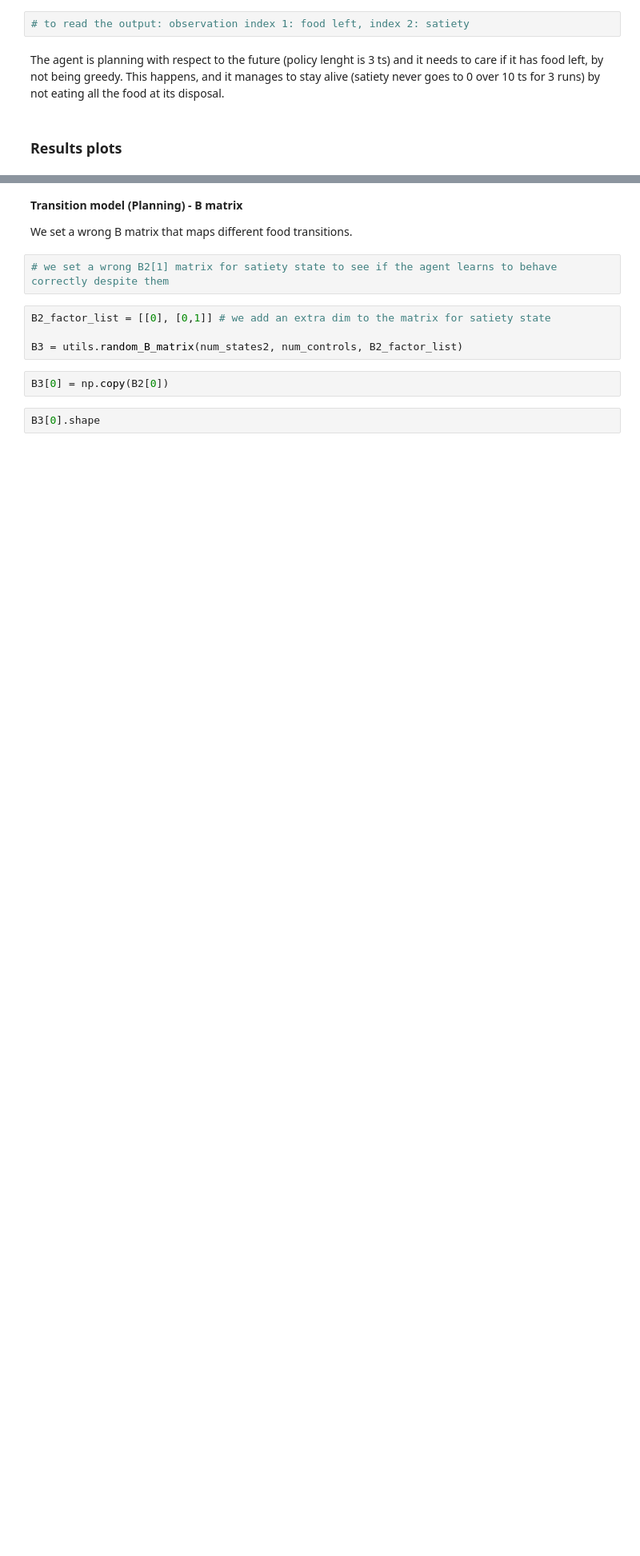
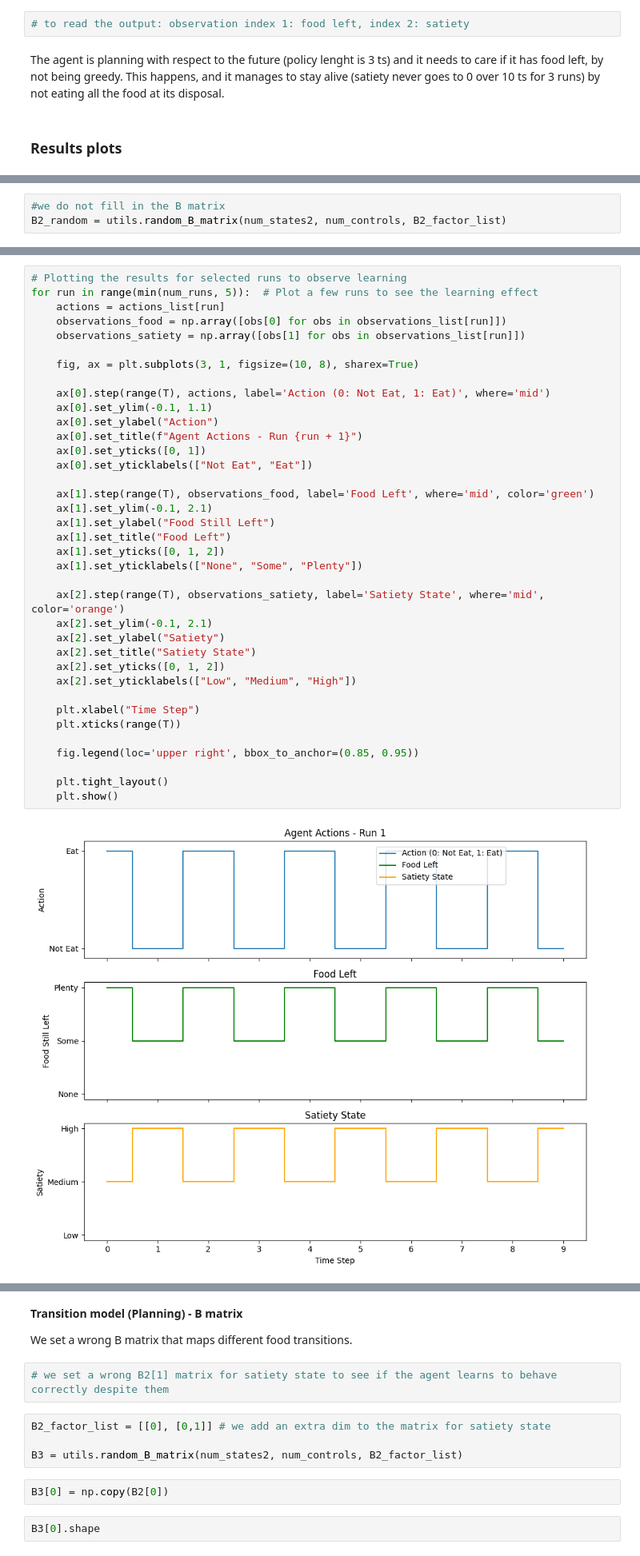
Before and after one commit to mahault/Multi-agent-sustainability, a Jupyter notebook: Sust_AIF.ipynb, the cells around one changed output, grey strips where cells are left out. Shown at 80% size. Saved outputs shown, nothing was run; the diff lists cells and outputs as text; blank space fills up the shorter version.

```diff
--- a/Sust_AIF.ipynb
+++ b/Sust_AIF.ipynb
@@ -2042,0 +2057,3 @@ plt.show()
+# %%
+#we do not fill in the B matrix
+B2_random = utils.random_B_matrix(num_states2, num_controls, B2_factor_list)
@@ -2042,0 +2204,39 @@ plt.show()
+# %%
+# Plotting the results for selected runs to observe learning
+for run in range(min(num_runs, 5)):  # Plot a few runs to see the learning effect
+    actions = actions_list[run]
+    observations_food = np.array([obs[0] for obs in observations_list[run]])
+    observations_satiety = np.array([obs[1] for obs in observations_list[run]])
+
+    fig, ax = plt.subplots(3, 1, figsize=(10, 8), sharex=True)
+
+    ax[0].step(range(T), actions, label='Action (0: Not Eat, 1: Eat)', where='mid')
+    ax[0].set_ylim(-0.1, 1.1)
+    ax[0].set_ylabel("Action")
+    ax[0].set_title(f"Agent Actions - Run {run + 1}")
+    ax[0].set_yticks([0, 1])
+    ax[0].set_yticklabels(["Not Eat", "Eat"])
+
+    ax[1].step(range(T), observations_food, label='Food Left', where='mid', color='green')
+    ax[1].set_ylim(-0.1, 2.1)
+    ax[1].set_ylabel("Food Still Left")
+    ax[1].set_title("Food Left")
+    ax[1].set_yticks([0, 1, 2])
+    ax[1].set_yticklabels(["None", "Some", "Plenty"])
+
+    ax[2].step(range(T), observations_satiety, label='Satiety State', where='mid', color='orange')
+    ax[2].set_ylim(-0.1, 2.1)
+    ax[2].set_ylabel("Satiety")
+    ax[2].set_title("Satiety State")
+    ax[2].set_yticks([0, 1, 2])
+    ax[2].set_yticklabels(["Low", "Medium", "High"])
+
+    plt.xlabel("Time Step")
+    plt.xticks(range(T))
+
+    fig.legend(loc='upper right', bbox_to_anchor=(0.85, 0.95))
+
+    plt.tight_layout()
+    plt.show()
+# %% [output]
+[figure, added]
```
Also changed, not shown: parts of 36 cells of this notebook.
